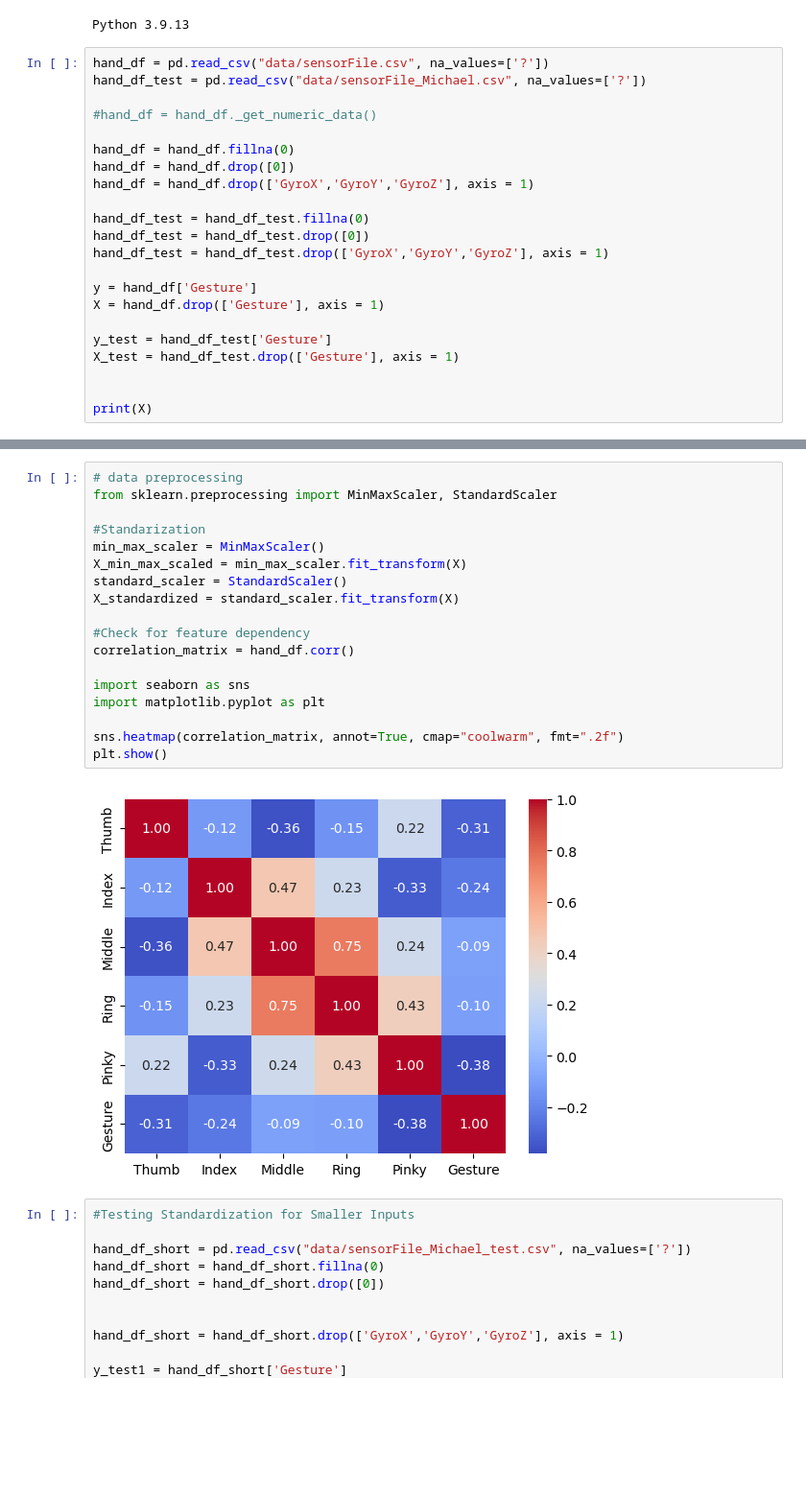
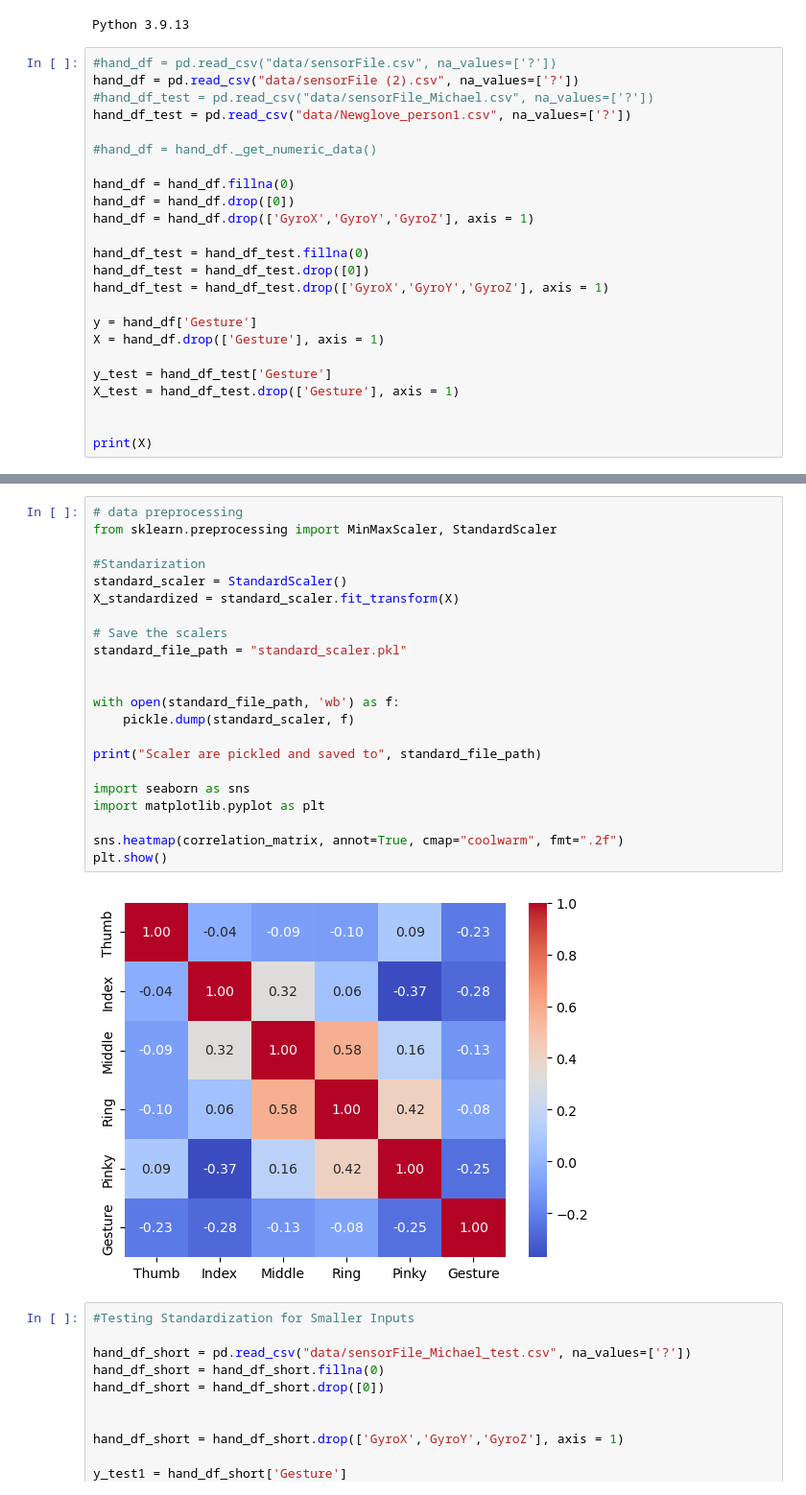
Before and after one commit to shenwutongjue/drones_ML, a Jupyter notebook: hand_motion.ipynb, the cells around one changed output, grey strips where cells are left out. Shown at 96% size. Cells and saved outputs as stored; diff of their text form; blank space fills up the shorter version.

```diff
--- a/hand_motion.ipynb
+++ b/hand_motion.ipynb
@@ -31,8 +31,10 @@ import pickle
 # %% [output]
 Python 3.9.13
 # %%
-hand_df = pd.read_csv("data/sensorFile.csv", na_values=['?'])
-hand_df_test = pd.read_csv("data/sensorFile_Michael.csv", na_values=['?'])
+#hand_df = pd.read_csv("data/sensorFile.csv", na_values=['?'])
+hand_df = pd.read_csv("data/sensorFile (2).csv", na_values=['?'])
+#hand_df_test = pd.read_csv("data/sensorFile_Michael.csv", na_values=['?'])
+hand_df_test = pd.read_csv("data/Newglove_person1.csv", na_values=['?'])
 
 #hand_df = hand_df._get_numeric_data()
 
@@ -70,23 +72,27 @@ print(X)
 # %%
 # data preprocessing
 from sklearn.preprocessing import MinMaxScaler, StandardScaler
 
 #Standarization
-min_max_scaler = MinMaxScaler()
-X_min_max_scaled = min_max_scaler.fit_transform(X)
 standard_scaler = StandardScaler()
 X_standardized = standard_scaler.fit_transform(X)
 
-#Check for feature dependency
-correlation_matrix = hand_df.corr()
+# Save the scalers
+standard_file_path = "standard_scaler.pkl"
+
+
+with open(standard_file_path, 'wb') as f:
+    pickle.dump(standard_scaler, f)
+
+print("Scaler are pickled and saved to", standard_file_path)
 
 import seaborn as sns
 import matplotlib.pyplot as plt
 
 sns.heatmap(correlation_matrix, annot=True, cmap="coolwarm", fmt=".2f")
 plt.show()
 # %% [output]
-[figure, old version]
+[figure, new version]
 # %%
 #Testing Standardization for Smaller Inputs
 
```
Also changed, not shown: parts of 5 cells of this notebook, 1 other file.
